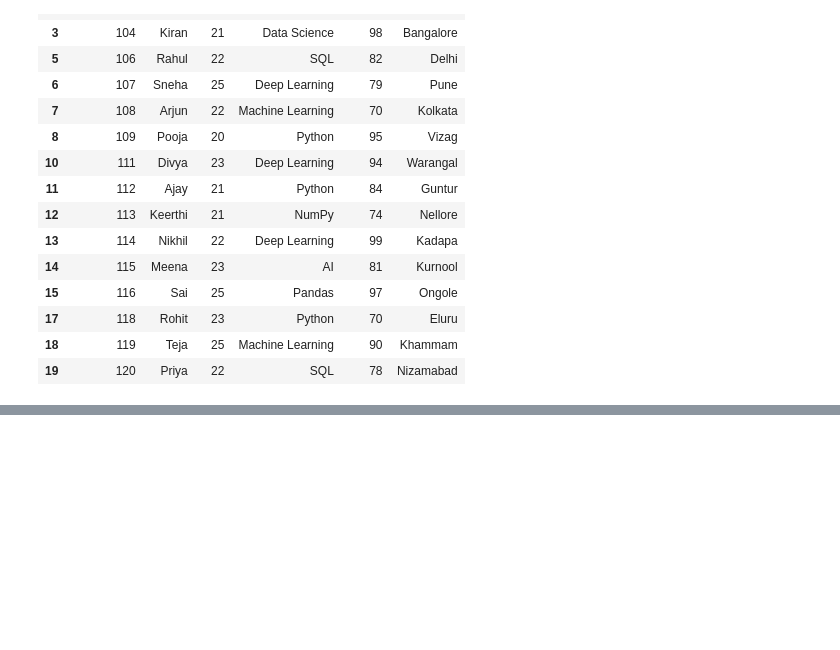
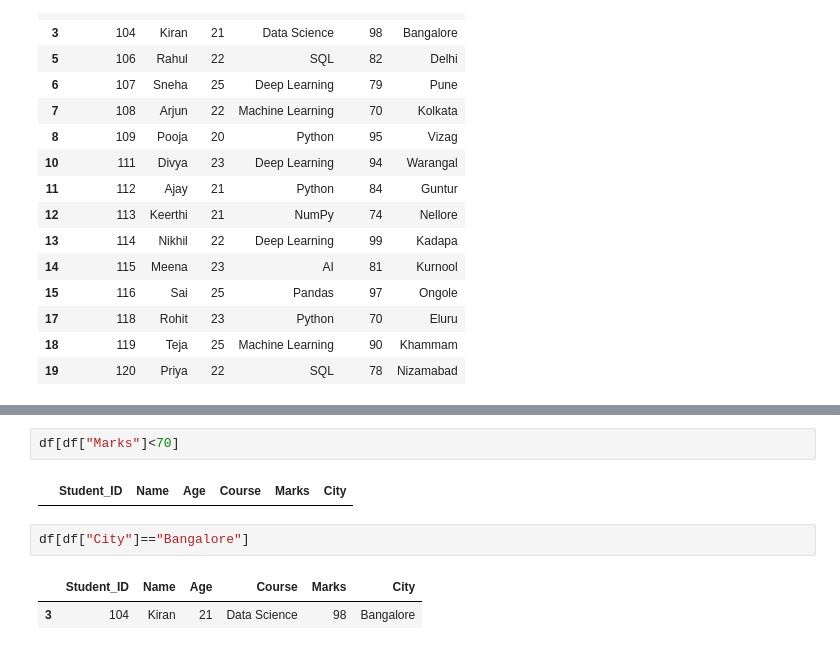
Before and after one commit to Varalakshmi-skab/datasciencelearning, a Jupyter notebook: Pandas.ipynb, the cells around one changed output, grey strips where cells are left out. Drawn from its saved outputs; the diff is of its cells as text; blank space fills up the shorter version.

```diff
--- a/Pandas.ipynb
+++ b/Pandas.ipynb
@@ -893,0 +933,9 @@ df[(df["Marks"]>80) | (df['Age']>=21)]
+# %%
+df[df["Marks"]<70]
+# %% [output]
+|  | Student_ID | Name | Age | Course | Marks | City |
+# %%
+df[df["City"]=="Bangalore"]
+# %% [output]
+|  | Student_ID | Name | Age | Course | Marks | City |
+| 3 | 104 | Kiran | 21 | Data Science | 98 | Bangalore |
```
Also changed, not shown: parts of 7 cells of this notebook.
